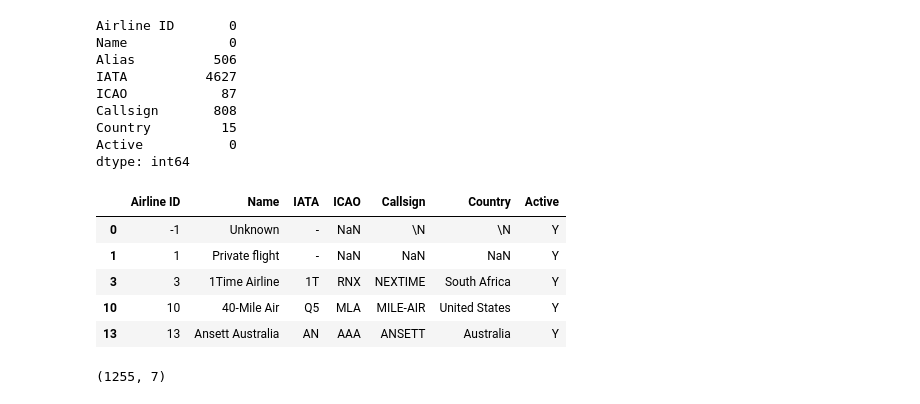
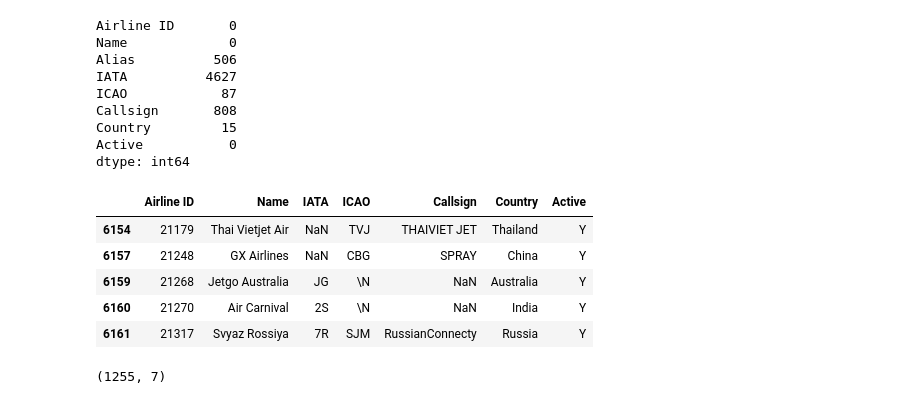
Before and after one commit to scottschriver/NSS_Capstone, a Jupyter notebook: Notebooks/Flight_delays.ipynb, the cells around one changed output. Drawn from its saved outputs; the diff is of its cells as text; code cells hidden in the pictures.

```diff
--- a/Notebooks/Flight_delays.ipynb
+++ b/Notebooks/Flight_delays.ipynb
@@ -38,14 +38,14 @@ airlines.drop('Alias', axis=1, inplace=True)
 # %%
 #subset for active airlines
 airlines = airlines[airlines['Active']=='Y']
-airlines.head()
+airlines.tail()
 # %% [output]
 |  | Airline ID | Name | IATA | ICAO | Callsign | Country | Active |
-| 0 | -1 | Unknown | - | NaN | \N | \N | Y |
-| 1 | 1 | Private flight | - | NaN | NaN | NaN | Y |
-| 3 | 3 | 1Time Airline | 1T | RNX | NEXTIME | South Africa | Y |
-| 10 | 10 | 40-Mile Air | Q5 | MLA | MILE-AIR | United States | Y |
-| 13 | 13 | Ansett Australia | AN | AAA | ANSETT | Australia | Y |
+| 6154 | 21179 | Thai Vietjet Air | NaN | TVJ | THAIVIET JET | Thailand | Y |
+| 6157 | 21248 | GX Airlines | NaN | CBG | SPRAY | China | Y |
+| 6159 | 21268 | Jetgo Australia | JG | \N | NaN | Australia | Y |
+| 6160 | 21270 | Air Carnival | 2S | \N | NaN | India | Y |
+| 6161 | 21317 | Svyaz Rossiya | 7R | SJM | RussianConnecty | Russia | Y |
 # %%
 airlines.shape
 # %% [output]
```
Also changed, not shown: parts of 32 cells of this notebook.
